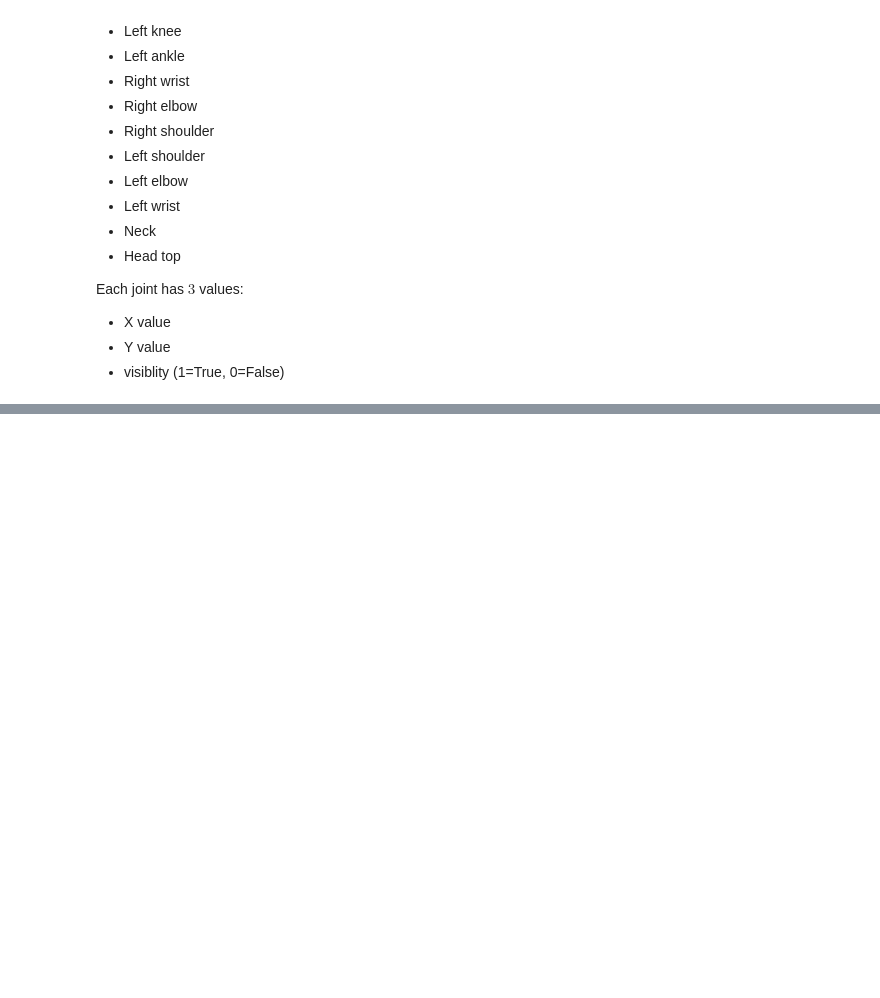
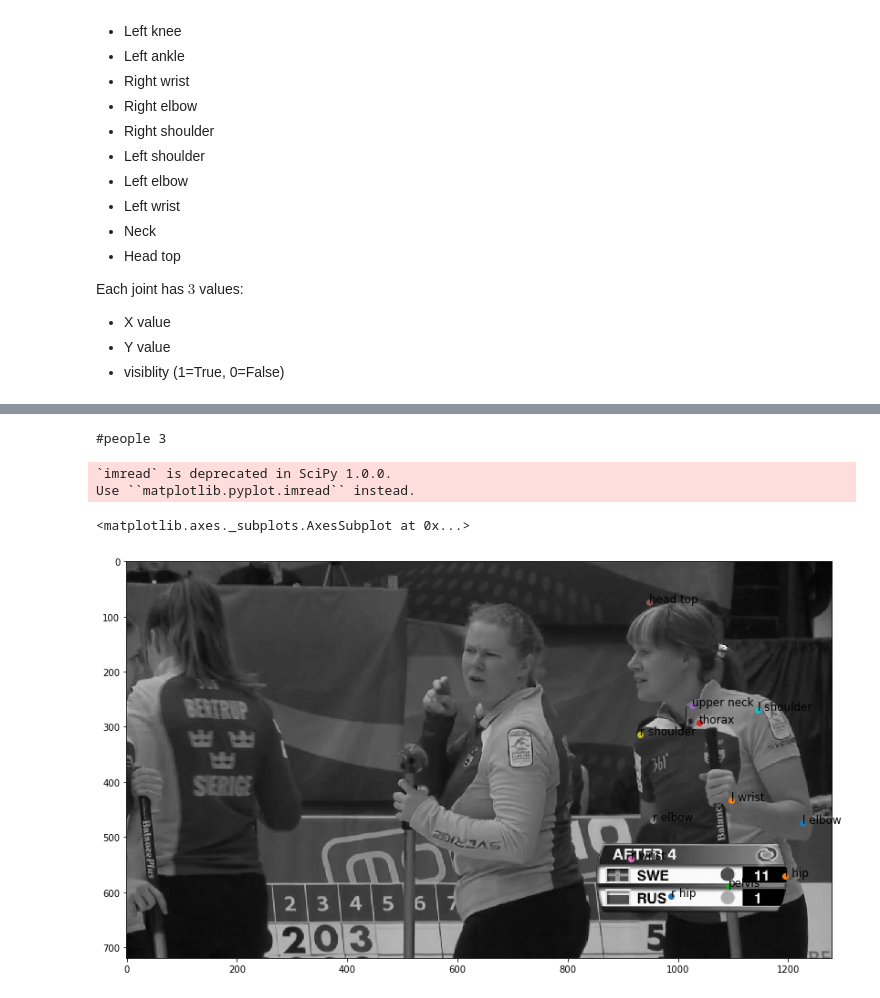
Before and after one commit to jutanke/pak, a Jupyter notebook: samples/MPII_human_pose.ipynb, the cells around one changed output, grey strips where cells are left out. Cells and saved outputs as stored; diff of their text form; code cells hidden in the pictures; blank space fills up the shorter version.

Commit message:
wip for MPII

```diff
--- a/samples/MPII_human_pose.ipynb
+++ b/samples/MPII_human_pose.ipynb
@@ -56,0 +149,72 @@ untar /home/julian/Data/pak_test1/mpii_human_pose_v1.tar.gz -> /home/julian/Data
+# %%
+M = M_['RELEASE']
+
+AL = M['annolist']
+
+e = AL[0][0][0][5]
+name= e[0][0][0][0][0]
+
+_, nbr_persons = e[1].shape
+
+print('#people', nbr_persons)
+
+a = e[1][0][0][0][0][0]
+b = e[1][0][0][1][0][0]
+c = e[1][0][0][2][0][0]
+
+
+    #print(e[1][0][0][0])
+a1 = e[1][0][0][0] # uint16
+a2 = e[1][0][0][1] # uint8
+
+b1 = e[1][0][0][2] # uint16
+b2 = e[1][0][0][3] # uint8
+
+#c = e[1][0][0][4]
+c = e[1][0][1][4]
+
+person_elem = e[1][0][1][4]
+
+
+def extract_figure(elem):
+    elem = elem[0][0][0][0]
+
+    obj = []
+    for joint_type, x, y, visible in elem:
+        joint_type = joint_type[0][0]
+        x = x[0][0]
+        y = y[0][0]
+        visible = int(visible[0]) if len(visible) == 1 else -1
+        obj.append((joint_type, x, y, visible))
+    return obj
+
+obj = extract_figure(person_elem)
+
+
+def plot_img(name, obj=None):
+    img_path = mpii.root_export + '/images/' + name
+    img = imread(img_path)
+    img = img.astype('int32')
+    I = (img[:,:,0] + img[:,:,1] + img[:,:,2])/(255*3)
+
+    fig = plt.figure(figsize=(16,8))
+    ax = fig.add_subplot(111)
+    ax.imshow(I, cmap='gray')
+
+    if obj is not None:
+        for joint,x,y,visible in obj:
+            text = nbr_to_joint(joint)
+            ax.scatter([x], [y])
+            ax.text(x, y, text, fontsize=12)
+
+        #ax.scatter([a1],[b1])
+
+    return ax
+
+plot_img(name, obj)
+# %% [output]
+#people 3
+`imread` is deprecated in SciPy 1.0.0.
+Use ``matplotlib.pyplot.imread`` instead.
+<matplotlib.axes._subplots.AxesSubplot at 0x...>
+[figure, added]
```
Also changed, not shown: parts of 2 cells of this notebook.
